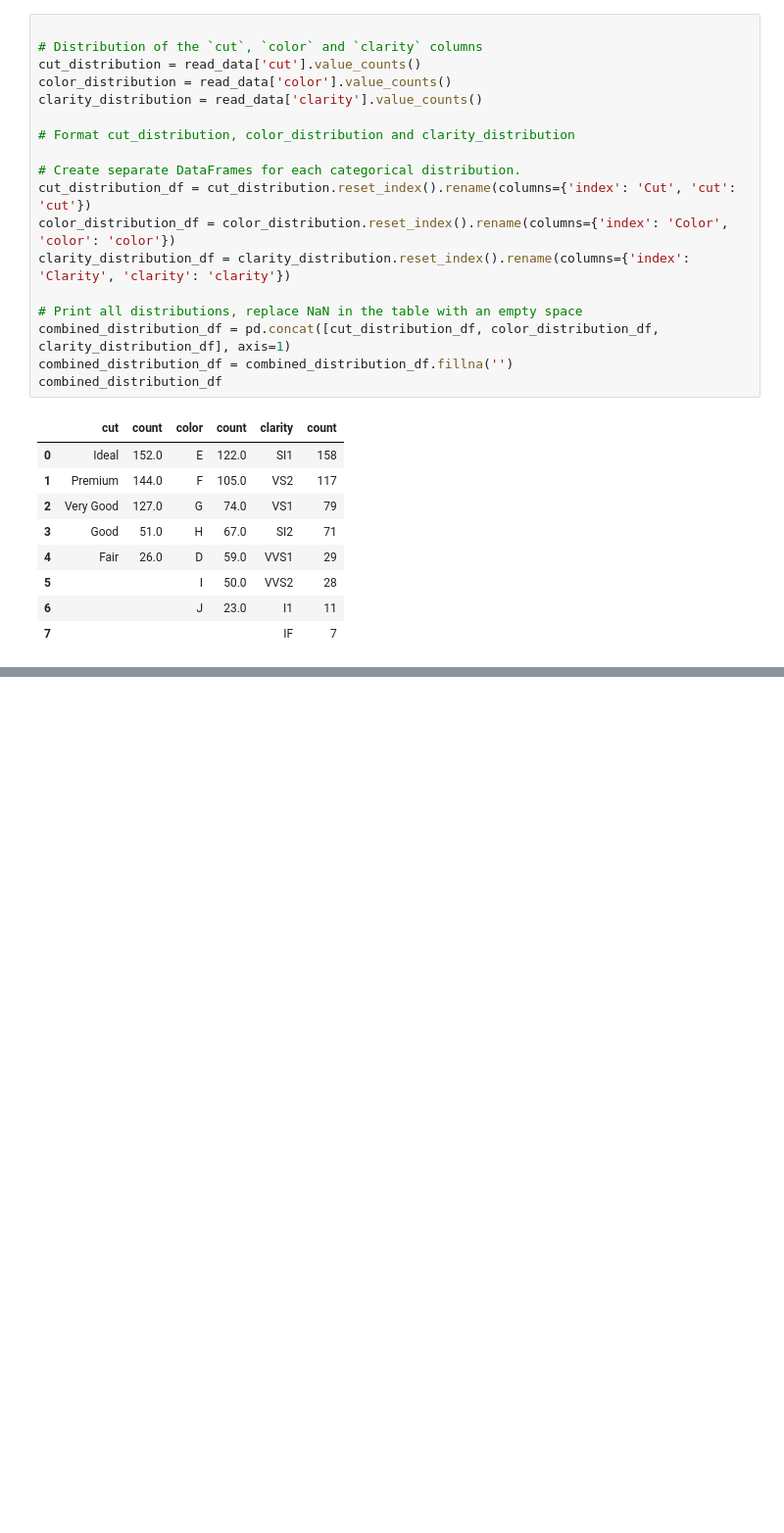
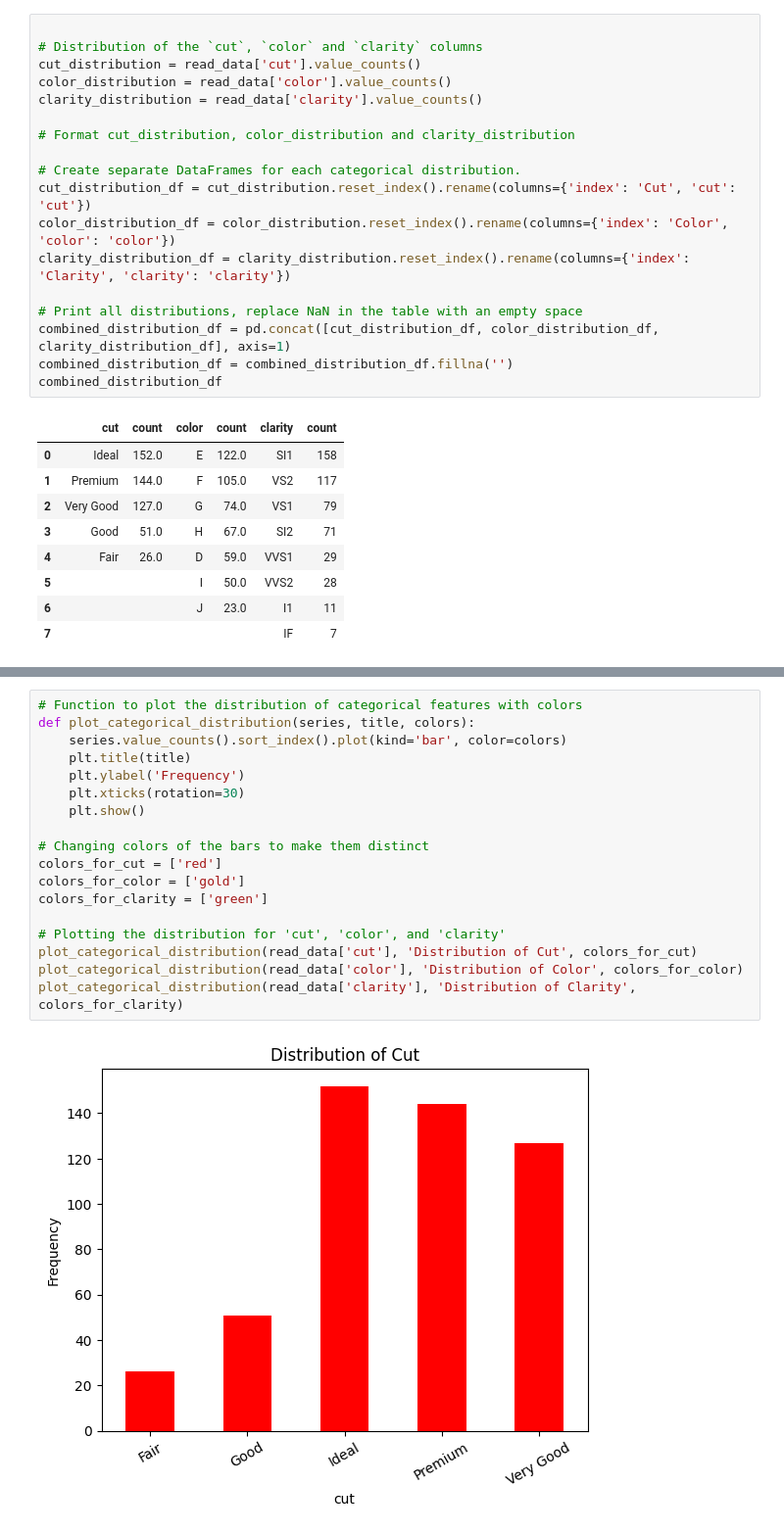
Before and after one commit to DixieKorley/diamonds_data_analysis, a Jupyter notebook: diamond_analysis.ipynb, the cells around one changed output, grey strips where cells are left out. Shown at 98% size. Cells and saved outputs as stored; diff of their text form; blank space fills up the shorter version.

Commit message:
Add categorical distribution section

```diff
--- a/diamond_analysis.ipynb
+++ b/diamond_analysis.ipynb
@@ -109,0 +135,20 @@ combined_distribution_df
+# %%
+# Function to plot the distribution of categorical features with colors
+def plot_categorical_distribution(series, title, colors):
+    series.value_counts().sort_index().plot(kind='bar', color=colors)
+    plt.title(title)
+    plt.ylabel('Frequency')
+    plt.xticks(rotation=30)
+    plt.show()
+
+# Changing colors of the bars to make them distinct
+colors_for_cut = ['red']
+colors_for_color = ['gold']
+colors_for_clarity = ['green']
+
+# Plotting the distribution for 'cut', 'color', and 'clarity'
+plot_categorical_distribution(read_data['cut'], 'Distribution of Cut', colors_for_cut)
+plot_categorical_distribution(read_data['color'], 'Distribution of Color', colors_for_color)
+plot_categorical_distribution(read_data['clarity'], 'Distribution of Clarity', colors_for_clarity)
+# %% [output]
+[figure, added]
```
Also changed, not shown: parts of 12 cells of this notebook.
